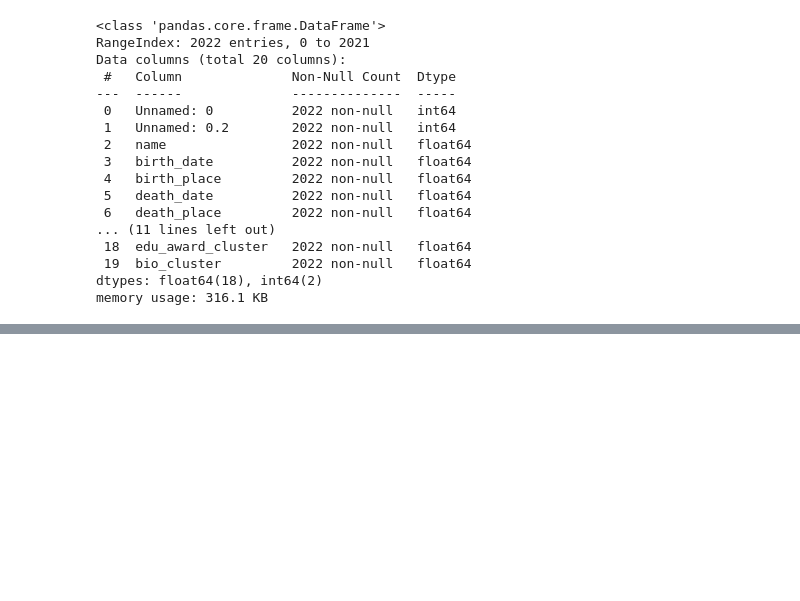
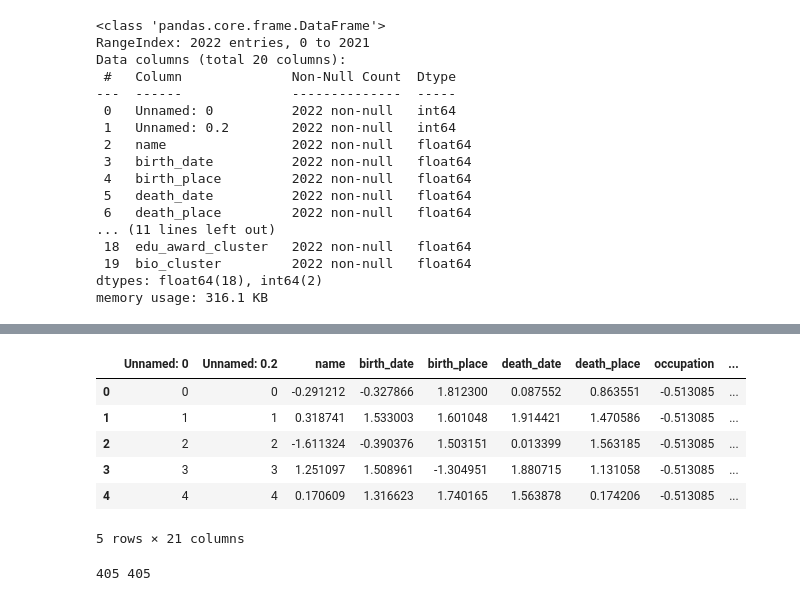
Before and after one commit to rasulbekdeveloper907/LifeSpan_Peoples, a Jupyter notebook: Notebooks/fairness_bias.ipynb, the cells around one changed output, grey strips where cells are left out. Saved outputs shown, nothing was run; the diff lists cells and outputs as text; code cells hidden in the pictures; blank space fills up the shorter version.

```diff
--- a/Notebooks/fairness_bias.ipynb
+++ b/Notebooks/fairness_bias.ipynb
@@ -243,0 +30,2 @@ Equalized Odds: 0.301
+# %%
+n_samples = df.shape[0]
@@ -243,0 +34,4 @@ Equalized Odds: 0.301
+# %%
+df['biased_target'] = (
+    (df['life_span'] > df['life_span'].median()) &
+    (np.random.random(n_samples) < np.where(df['occupation_cluster'] <= df['occupation_cluster'].median(), 0.7, 0.9) * np.where(df['birth_year'] > 1950, 0.8, 0.6))).astype(int)
@@ -243,0 +67,10 @@ Equalized Odds: 0.301
+# %%
+df.head()
+# %% [output]
+|  | Unnamed: 0 | Unnamed: 0.2 | name | birth_date | birth_place | death_date | death_place | occupation | ... |
+| 0 | 0 | 0 | -0.291212 | -0.327866 | 1.812300 | 0.087552 | 0.863551 | -0.513085 | ... |
+| 1 | 1 | 1 | 0.318741 | 1.533003 | 1.601048 | 1.914421 | 1.470586 | -0.513085 | ... |
+| 2 | 2 | 2 | -1.611324 | -0.390376 | 1.503151 | 0.013399 | 1.563185 | -0.513085 | ... |
+| 3 | 3 | 3 | 1.251097 | 1.508961 | -1.304951 | 1.880715 | 1.131058 | -0.513085 | ... |
+| 4 | 4 | 4 | 0.170609 | 1.316623 | 1.740165 | 1.563878 | 0.174206 | -0.513085 | ... |
+5 rows × 21 columns
@@ -243,0 +81,17 @@ Equalized Odds: 0.301
+# %%
+from sklearn.model_selection import train_test_split
+
+X = df[['life_span', 'birth_year', 'occupation_cluster']]
+y = df['biased_target']
+
+
+A = df[['occupation_cluster']]
+
+
+X_train, X_test, y_train, y_test, A_train, A_test = train_test_split(
+    X, y, A, test_size=0.2, random_state=42, stratify=y
+)
+
+print(len(y_test), len(A_test))
+# %% [output]
+405 405
```
Also changed, not shown: parts of 37 cells of this notebook.
